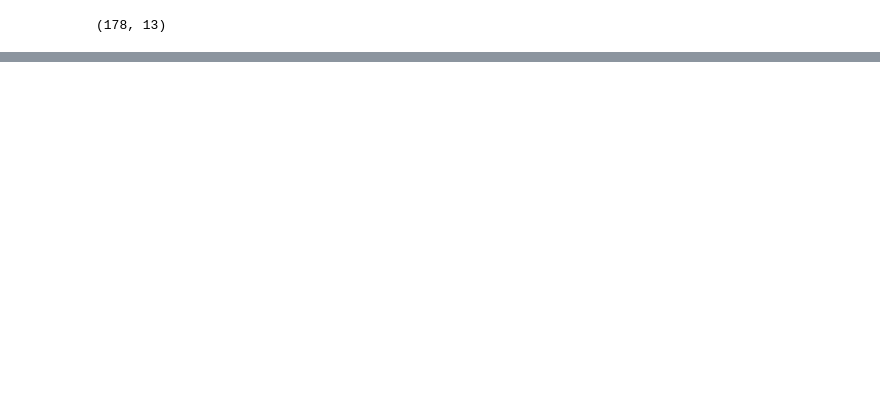
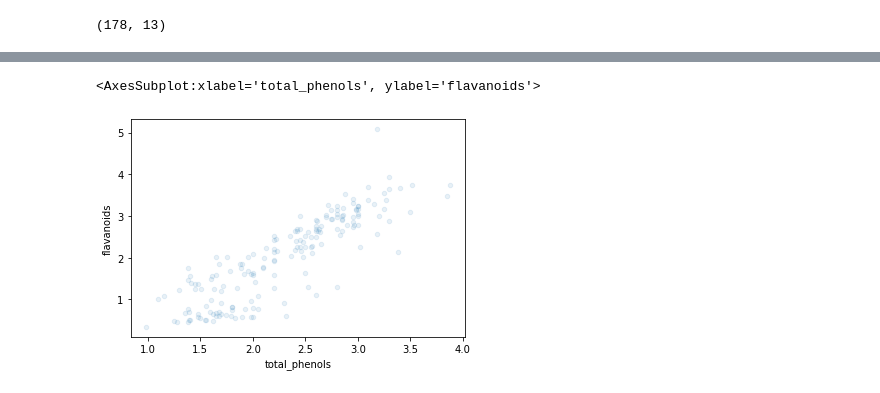
Before and after one commit to WilliamW5/AI-Class-Repo, a Jupyter notebook: Wiemann_assign4_cls.ipynb, the cells around one changed output, grey strips where cells are left out. Cells and saved outputs as stored; diff of their text form; code cells hidden in the pictures; blank space fills up the shorter version.

```diff
--- a/Wiemann_assign4_cls.ipynb
+++ b/Wiemann_assign4_cls.ipynb
@@ -31,0 +88,5 @@ Preprocessing the data as necessary to ensure that all values can be processed b
+# %%
+df.frame.plot(kind="scatter", x="total_phenols", y="flavanoids", alpha=0.1)
+# %% [output]
+<AxesSubplot:xlabel='total_phenols', ylabel='flavanoids'>
+[figure, added]
```
Also changed, not shown: parts of 34 cells of this notebook.
